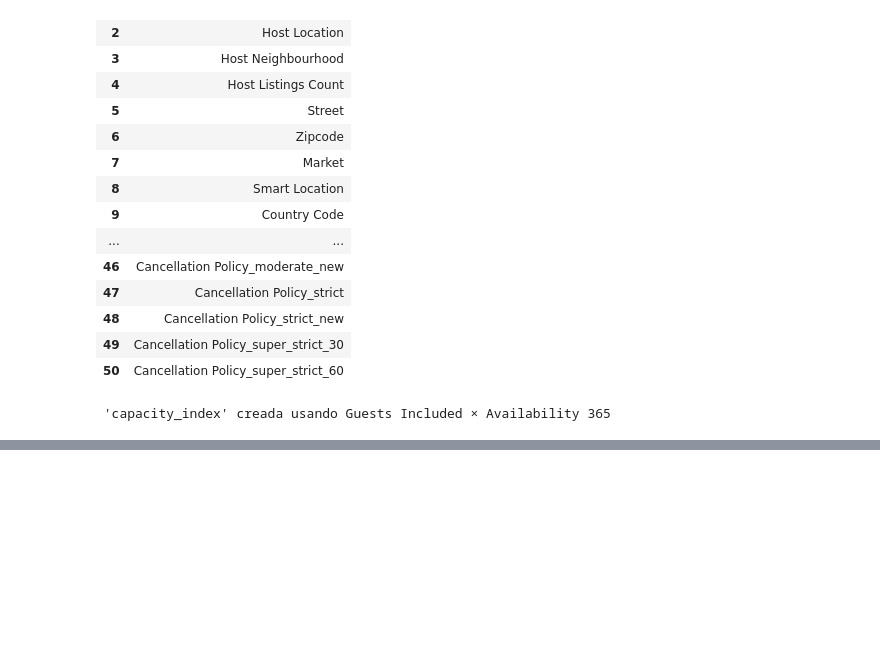
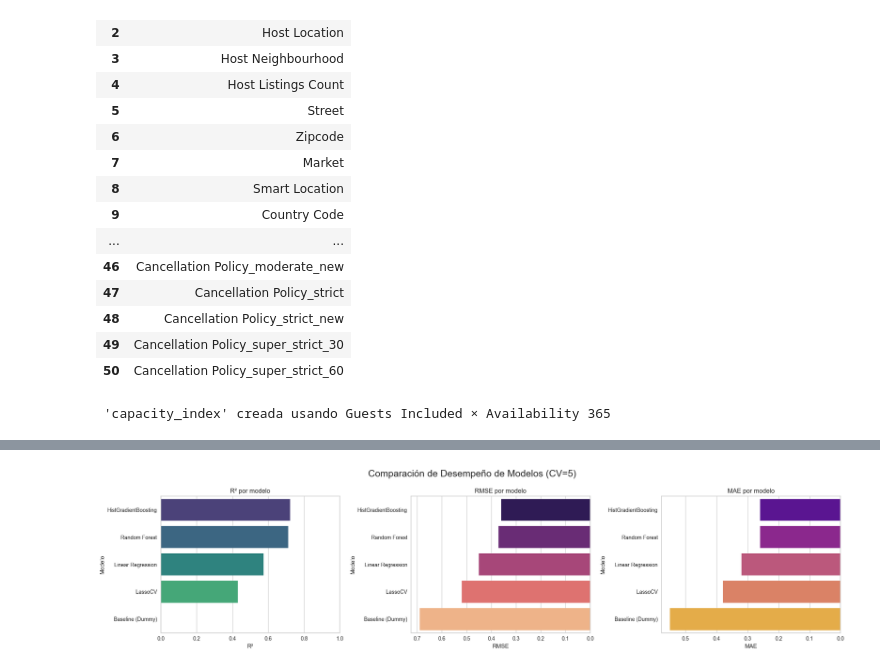
Before and after one commit to gonzalezulises/airbnb-pricing-ml, a Jupyter notebook: notebooks/02_model_training.ipynb, the cells around one changed output, grey strips where cells are left out. Cells and saved outputs as stored; diff of their text form; code cells hidden in the pictures; blank space fills up the shorter version.

```diff
--- a/notebooks/02_model_training.ipynb
+++ b/notebooks/02_model_training.ipynb
@@ -278,0 +274,28 @@ final_rf = finalize_model(tuned_rf)
+# %%
+# Asegura el orden de modelos por desempeño (mayor R²)
+df_resultados = df_resultados.sort_values(by='R²', ascending=False)
+
+# Crear subgráficos
+fig, axes = plt.subplots(1, 3, figsize=(20, 5))
+
+# R²
+sns.barplot(data=df_resultados, x='R²', y='Modelo', ax=axes[0], palette='viridis')
+axes[0].set_title('R² por modelo')
+axes[0].set_xlim(0, 1)
+
+# RMSE
+sns.barplot(data=df_resultados, x='RMSE', y='Modelo', ax=axes[1], palette='magma')
+axes[1].set_title('RMSE por modelo')
+axes[1].invert_xaxis()
+
+# MAE
+sns.barplot(data=df_resultados, x='MAE', y='Modelo', ax=axes[2], palette='plasma')
+axes[2].set_title('MAE por modelo')
+axes[2].invert_xaxis()
+
+# Título general
+plt.suptitle("Comparación de Desempeño de Modelos (CV=5)", fontsize=18)
+plt.tight_layout()
+plt.show()
+# %% [output]
+[figure, added]
```
Also changed, not shown: parts of 29 cells of this notebook, 2 other files.
